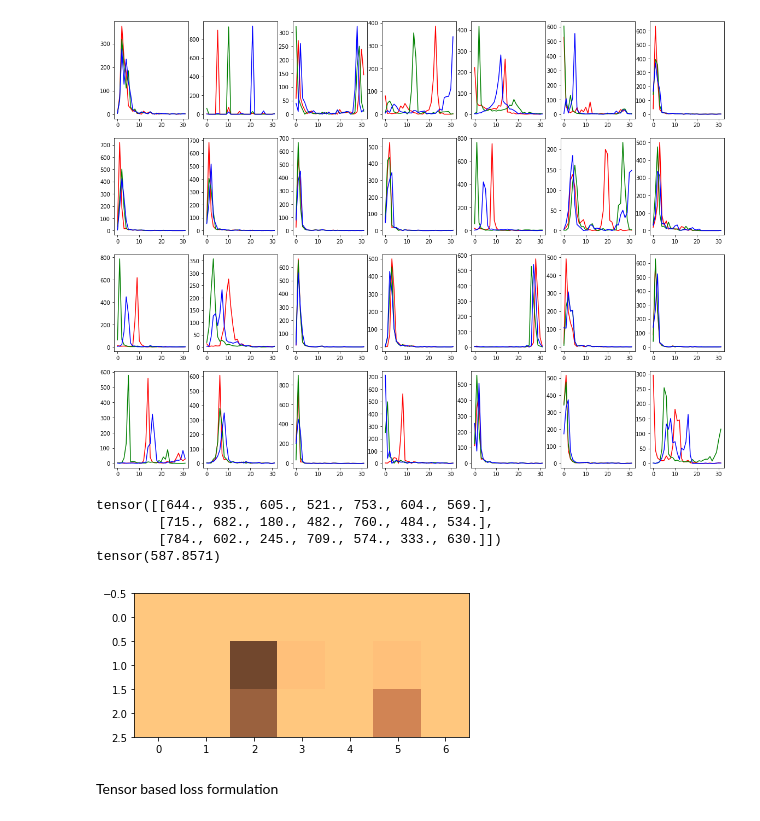
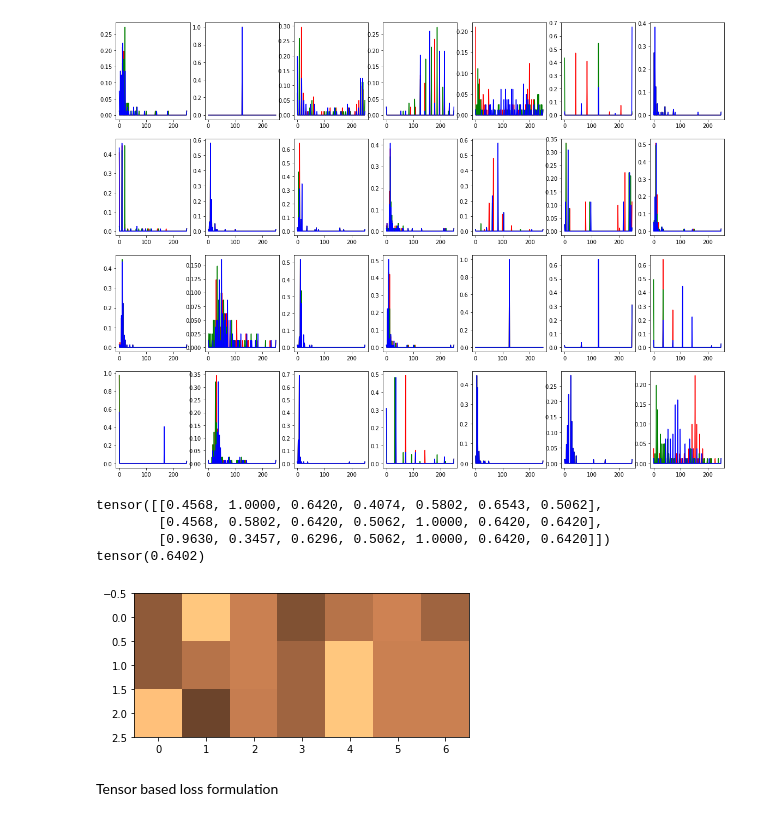
Before and after one commit to YFrisch/vssil, a Jupyter notebook: notebooks/PatchColorHistograms.ipynb, the cells around one changed output. Saved outputs shown, nothing was run; the diff lists cells and outputs as text; code cells hidden in the pictures.

```diff
--- a/notebooks/PatchColorHistograms.ipynb
+++ b/notebooks/PatchColorHistograms.ipynb
@@ -98,7 +106,7 @@ bad_kpt_coordinates = bad_kpt_coordinates.repeat((batch_size, 1, 1, 1))
 
 bad_kpt_patches = get_image_patches(image_sequence=img_tensor[0:1, ...],
                                         kpt_sequence=bad_kpt_coordinates[0:1, ...],
-                                        patch_size=(32, 32)).repeat((N, 1, 1, 1, 1, 1))
+                                        patch_size=patch_size).repeat((N, 1, 1, 1, 1, 1))
 # %%
 bad_hists = torch.empty((N, T, K, C, n_bins))
 for n in range(N):
@@ -106,6 +114,7 @@ for n in range(N):
         for k in range(K):
             for c in range(C):
                 bad_hists[n, t, k, c] = torch.histc(bad_kpt_patches[n, t, k, c], bins=n_bins)
+                bad_hists[n, t, k, c] /= torch.sum(bad_hists[n, t, k, c])
 
 fig, ax = plt.subplots(T, K, figsize=(20, 15))
 for t in range(T):
@@ -142,7 +151,7 @@ random_kpt_coordinates = random_kpt_coordinates.repeat((batch_size, 1, 1, 1))
 
 random_kpt_patches = get_image_patches(image_sequence=img_tensor[0:1, ...],
                                         kpt_sequence=random_kpt_coordinates[0:1, ...],
-                                        patch_size=(32, 32)).repeat((N, 1, 1, 1, 1, 1))
+                                        patch_size=patch_size).repeat((N, 1, 1, 1, 1, 1))
 # %%
 random_hists = torch.empty((N, T, K, C, n_bins))
 for n in range(N):
@@ -150,6 +159,7 @@ for n in range(N):
         for k in range(K):
             for c in range(C):
                 random_hists[n, t, k, c] = torch.histc(random_kpt_patches[n, t, k, c], bins=n_bins)
+                random_hists[n, t, k, c] /= torch.sum(random_hists[n, t, k, c])
 
 fig, ax = plt.subplots(T, K, figsize=(20, 15))
 for t in range(T):
@@ -158,28 +168,28 @@ for t in range(T):
         ax[t][k].plot(np.arange(0, n_bins), random_hists[0, t, k, 1], color='green')
         ax[t][k].plot(np.arange(0, n_bins), random_hists[0, t, k, 2], color='blue')
 # %% [output]
-[figure, old version]
+[figure, new version]
 # %%
 random_dist = torch.empty((K, T-1))
 
 dkl = KLDivLoss(reduction='batchmean')
 
 for k in range(K):
     for t in range(T-1):
-        #bad_dist[k, t] = dkl(bad_hists[0, t:t+1, k, :], bad_hists[0, t+1:t+2, k, :])
+        # random_dist[k, t] = dkl(random_hists[0, t:t+1, k, :], random_hists[0, t+1:t+2, k, :])
         random_dist[k, t] = torch.norm(random_hists[0, t:t+1, k, :] - random_hists[0, t+1:t+2, k, :], p=hist_norm_p)
 
 print(random_dist.T)
 
-plt.imshow(random_dist.T.cpu().numpy(), cmap='copper', vmin=0, vmax=v_max)
+plt.imshow(random_dist.T.cpu().numpy(), cmap='copper', vmin=v_min, vmax=v_max)
 
 print(random_dist.mean())
 # %% [output]
-tensor([[644., 935., 605., 521., 753., 604., 569.],
-        [715., 682., 180., 482., 760., 484., 534.],
-        [784., 602., 245., 709., 574., 333., 630.]])
-tensor(587.8571)
+tensor([[0.4568, 1.0000, 0.6420, 0.4074, 0.5802, 0.6543, 0.5062],
+        [0.4568, 0.5802, 0.6420, 0.5062, 1.0000, 0.6420, 0.6420],
+        [0.9630, 0.3457, 0.6296, 0.5062, 1.0000, 0.6420, 0.6420]])
+tensor(0.6402)
-[figure, old version]
+[figure, new version]
 # %% [markdown]
 Tensor based loss formulation
 # %%
```
Also changed, not shown: parts of 10 cells of this notebook, 4 other files.
